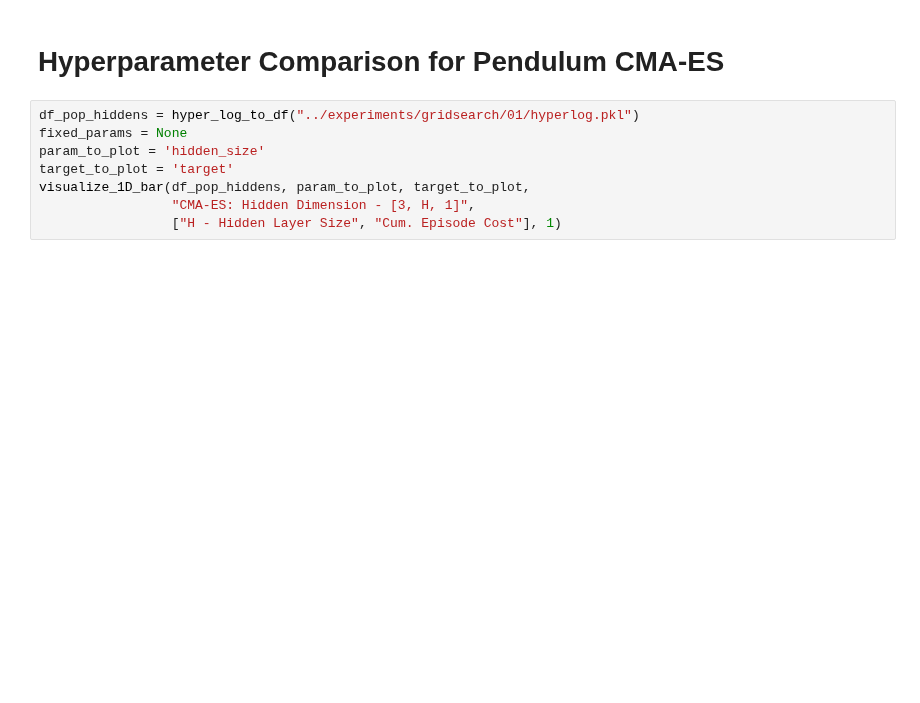
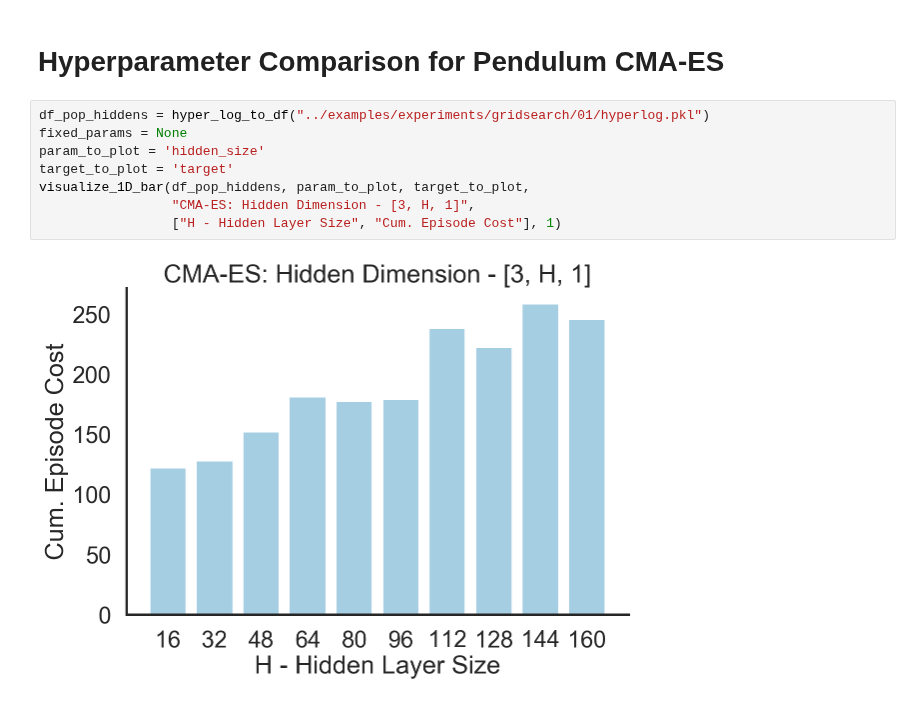
Before and after one commit to RobertTLange/evosax, a Jupyter notebook: notebooks/visualize_benchmarks.ipynb, the cells around one changed output. Saved outputs shown, nothing was run; the diff lists cells and outputs as text; blank space fills up the shorter version.

```diff
--- a/notebooks/visualize_benchmarks.ipynb
+++ b/notebooks/visualize_benchmarks.ipynb
@@ -69,11 +47,13 @@ plot_heatmap_array(range_x=population_sizes,
 # %% [markdown]
 # Hyperparameter Comparison for Pendulum CMA-ES
 # %%
-df_pop_hiddens = hyper_log_to_df("../experiments/gridsearch/01/hyperlog.pkl")
+df_pop_hiddens = hyper_log_to_df("../examples/experiments/gridsearch/01/hyperlog.pkl")
 fixed_params = None
 param_to_plot = 'hidden_size'
 target_to_plot = 'target'
 visualize_1D_bar(df_pop_hiddens, param_to_plot, target_to_plot,
                  "CMA-ES: Hidden Dimension - [3, H, 1]",
                  ["H - Hidden Layer Size", "Cum. Episode Cost"], 1)
+# %% [output]
+[figure, added]
 # %%
```
Also changed, not shown: parts of 9 cells of this notebook, 8 other files.
